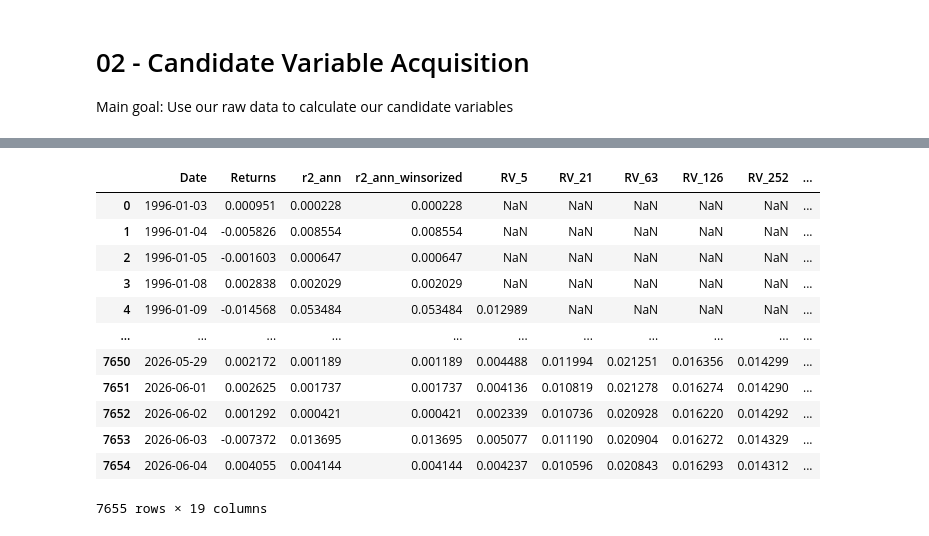
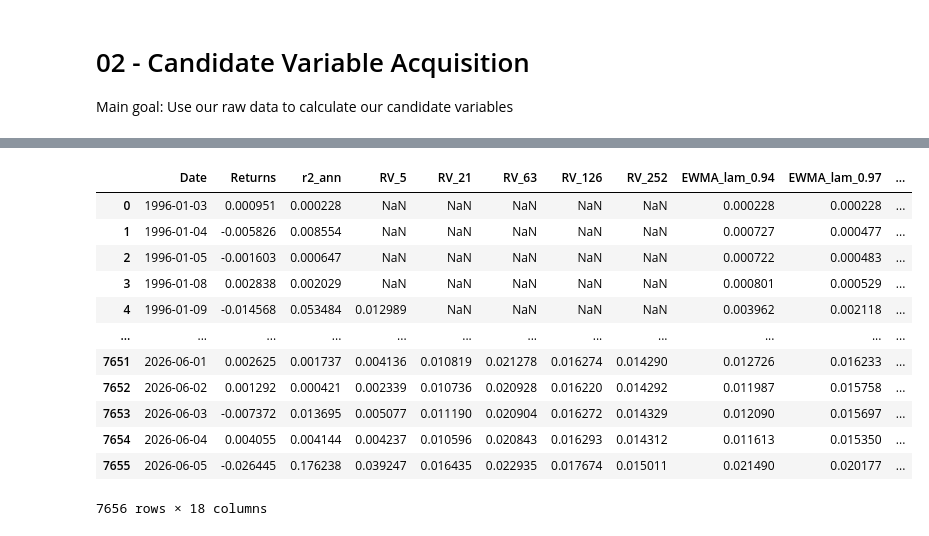
Before and after one commit to SoLLLLLZ/sv_project, a Jupyter notebook: notebooks/02_candidate_variables.ipynb, the cells around one changed output, grey strips where cells are left out. Saved outputs shown, nothing was run; the diff lists cells and outputs as text; code cells hidden in the pictures.

Commit message:
final data

```diff
--- a/notebooks/02_candidate_variables.ipynb
+++ b/notebooks/02_candidate_variables.ipynb
@@ -28,39 +29,40 @@ spx
 # %%
 #Return-based volatility and downside-risk variables
 
 #Annualized square return
 spx['r2_ann'] = (spx['Returns']**2)*252
-spx['r2_ann_winsorized'] = mstats.winsorize(spx['r2_ann'], limits=[0.0, 0.005])
+# spx['r2_ann_winsorized'] = mstats.winsorize(spx['r2_ann'], limits=[0.0, 0.005])
 
 #Rolling RV
 for window in [5, 21, 63, 126, 252]:
-    spx[f'RV_{window}'] = spx['r2_ann_winsorized'].rolling(window).mean()
+    spx[f'RV_{window}'] = spx['r2_ann'].rolling(window).mean()
 
 #EWMA
 for lam in [0.94, 0.97, 0.985]:
-    spx[f'EWMA_lam_{lam}'] = spx['r2_ann_winsorized'].ewm(alpha = 1-lam, adjust = False).mean()
+    spx[f'EWMA_lam_{lam}'] = spx['r2_ann'].ewm(alpha = 1-lam, adjust = False).mean()
 
 #Downside RV
-spx['RV_down'] = spx['r2_ann_winsorized'].where(spx['Returns'] < 0, 0)
+spx['RV_down'] = spx['r2_ann'].where(spx['Returns'] < 0, 0)
 for window in [5, 21, 63]:
     spx[f'RV_down_{window}'] = spx['RV_down'].rolling(window).mean()
 
 #Return-shape controls
 spx['abs_ret_norm'] = spx['Returns'].abs() * np.sqrt(252)
 spx['neg_ret_dummy'] = np.where(spx['Returns'] < 0, 1, 0)
 spx['neg_ret_mag'] = spx['Returns'].where(spx['Returns'] < 0, 0).abs()
+spx.to_csv('data/processed/SPX_transformed.csv', index=False)
 spx
 # %% [output]
-|  | Date | Returns | r2_ann | r2_ann_winsorized | RV_5 | RV_21 | RV_63 | RV_126 | RV_252 | ... |
-| 0 | 1996-01-03 | 0.000951 | 0.000228 | 0.000228 | NaN | NaN | NaN | NaN | NaN | ... |
-| 1 | 1996-01-04 | -0.005826 | 0.008554 | 0.008554 | NaN | NaN | NaN | NaN | NaN | ... |
-| 2 | 1996-01-05 | -0.001603 | 0.000647 | 0.000647 | NaN | NaN | NaN | NaN | NaN | ... |
-| 3 | 1996-01-08 | 0.002838 | 0.002029 | 0.002029 | NaN | NaN | NaN | NaN | NaN | ... |
-| 4 | 1996-01-09 | -0.014568 | 0.053484 | 0.053484 | 0.012989 | NaN | NaN | NaN | NaN | ... |
-| ... | ... | ... | ... | ... | ... | ... | ... | ... | ... | ... |
-| 7650 | 2026-05-29 | 0.002172 | 0.001189 | 0.001189 | 0.004488 | 0.011994 | 0.021251 | 0.016356 | 0.014299 | ... |
-| 7651 | 2026-06-01 | 0.002625 | 0.001737 | 0.001737 | 0.004136 | 0.010819 | 0.021278 | 0.016274 | 0.014290 | ... |
-| 7652 | 2026-06-02 | 0.001292 | 0.000421 | 0.000421 | 0.002339 | 0.010736 | 0.020928 | 0.016220 | 0.014292 | ... |
-| 7653 | 2026-06-03 | -0.007372 | 0.013695 | 0.013695 | 0.005077 | 0.011190 | 0.020904 | 0.016272 | 0.014329 | ... |
-| 7654 | 2026-06-04 | 0.004055 | 0.004144 | 0.004144 | 0.004237 | 0.010596 | 0.020843 | 0.016293 | 0.014312 | ... |
+|  | Date | Returns | r2_ann | RV_5 | RV_21 | RV_63 | RV_126 | RV_252 | EWMA_lam_0.94 | EWMA_lam_0.97 | ... |
+| 0 | 1996-01-03 | 0.000951 | 0.000228 | NaN | NaN | NaN | NaN | NaN | 0.000228 | 0.000228 | ... |
+| 1 | 1996-01-04 | -0.005826 | 0.008554 | NaN | NaN | NaN | NaN | NaN | 0.000727 | 0.000477 | ... |
+| 2 | 1996-01-05 | -0.001603 | 0.000647 | NaN | NaN | NaN | NaN | NaN | 0.000722 | 0.000483 | ... |
+| 3 | 1996-01-08 | 0.002838 | 0.002029 | NaN | NaN | NaN | NaN | NaN | 0.000801 | 0.000529 | ... |
+| 4 | 1996-01-09 | -0.014568 | 0.053484 | 0.012989 | NaN | NaN | NaN | NaN | 0.003962 | 0.002118 | ... |
+| ... | ... | ... | ... | ... | ... | ... | ... | ... | ... | ... | ... |
+| 7651 | 2026-06-01 | 0.002625 | 0.001737 | 0.004136 | 0.010819 | 0.021278 | 0.016274 | 0.014290 | 0.012726 | 0.016233 | ... |
+| 7652 | 2026-06-02 | 0.001292 | 0.000421 | 0.002339 | 0.010736 | 0.020928 | 0.016220 | 0.014292 | 0.011987 | 0.015758 | ... |
+| 7653 | 2026-06-03 | -0.007372 | 0.013695 | 0.005077 | 0.011190 | 0.020904 | 0.016272 | 0.014329 | 0.012090 | 0.015697 | ... |
+| 7654 | 2026-06-04 | 0.004055 | 0.004144 | 0.004237 | 0.010596 | 0.020843 | 0.016293 | 0.014312 | 0.011613 | 0.015350 | ... |
+| 7655 | 2026-06-05 | -0.026445 | 0.176238 | 0.039247 | 0.016435 | 0.022935 | 0.017674 | 0.015011 | 0.021490 | 0.020177 | ... |
-7655 rows × 19 columns
+7656 rows × 18 columns
```
Also changed, not shown: parts of 9 cells of this notebook, 6 other files.
